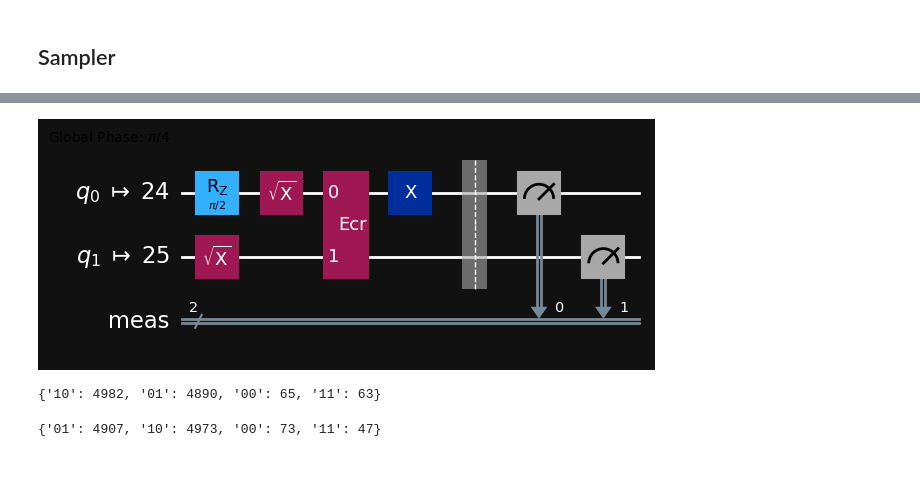
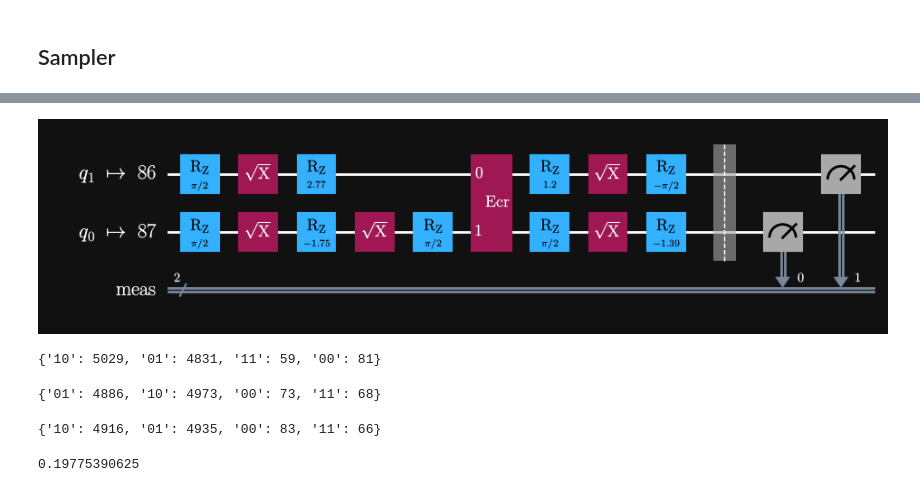
Before and after one commit to TheLittleRock/VQE-Test, a Jupyter notebook: Qskit Test.ipynb, the cells around one changed output, grey strips where cells are left out. Saved outputs shown, nothing was run; the diff lists cells and outputs as text; code cells hidden in the pictures.

```diff
--- a/Qskit Test.ipynb
+++ b/Qskit Test.ipynb
@@ -111,21 +111,21 @@ qc2.draw('mpl', style = my_style)
 # %%
-#backend = FakeSherbrooke()
+backend = FakeSherbrooke()
 #backend = AerSimulator()
 #backend = FakeGeneva()
 #backend = FakeKyoto()
 #backend = FakeBrisbane()
-backend = FakeOsaka()
+#backend = FakeOsaka()
 
 backend_answer = backend
 optimization_level_answer = 2
 pm = generate_preset_pass_manager(backend=backend_answer,optimization_level=optimization_level_answer)
 isa_circuit = pm.run(qc2)
 
 pub = (isa_circuit)
 
 isa_circuit.draw('mpl', idle_wires=False, style = my_style)
 # %% [output]
-[figure, old version]
+[figure, new version]
 # %%
 with Session(backend=backend) as session:
     sampler = Sampler(mode=session)
@@ -133,7 +133,7 @@ with Session(backend=backend) as session:
     result = sampler.run(pubs=[pub], shots=10000).result()
     print(result[0].data.meas.get_counts())
 # %% [output]
-{'10': 4982, '01': 4890, '00': 65, '11': 63}
+{'10': 5029, '01': 4831, '11': 59, '00': 81}
 # %%
 options = None #options = {"simulator": {"seed_simulator": 42}}
 sampler = Sampler(mode=backend, options=options)
@@ -141,10 +141,29 @@ sampler = Sampler(mode=backend, options=options)
 result = sampler.run(pubs=[pub], shots=10000).result()
 print(result[0].data.meas.get_counts())
 # %% [output]
-{'01': 4907, '10': 4973, '00': 73, '11': 47}
+{'01': 4886, '10': 4973, '00': 73, '11': 68}
 # %%
 aer = AerSimulator.from_backend(backend)
 sampler = Sampler(mode=aer)
 
 result = sampler.run(pubs=[pub], shots=10000).result()
 print(result[0].data.meas.get_counts())
+# %% [output]
+{'10': 4916, '01': 4935, '00': 83, '11': 66}
+# %%
+aer = AerSimulator.from_backend(backend)
+estimator = Estimator(mode=aer)
+
+pauli_op = SparsePauliOp(['ZI', 'IZ', 'XX'])
+hamiltonian = pauli_op.apply_layout(layout=isa_circuit.layout)
+
+pub = (isa_circuit, [hamiltonian])
+result = estimator.run(pubs=[pub]).result()
+energy = result[0].data.evs[0]
+print(energy)
+
+
+#result = sampler.run(pubs=[pub], shots=10000).result()
+#print(result[0].data.meas.get_counts())
+# %% [output]
+0.19775390625
```
Also changed, not shown: parts of 1 cell of this notebook, 1 other file.
